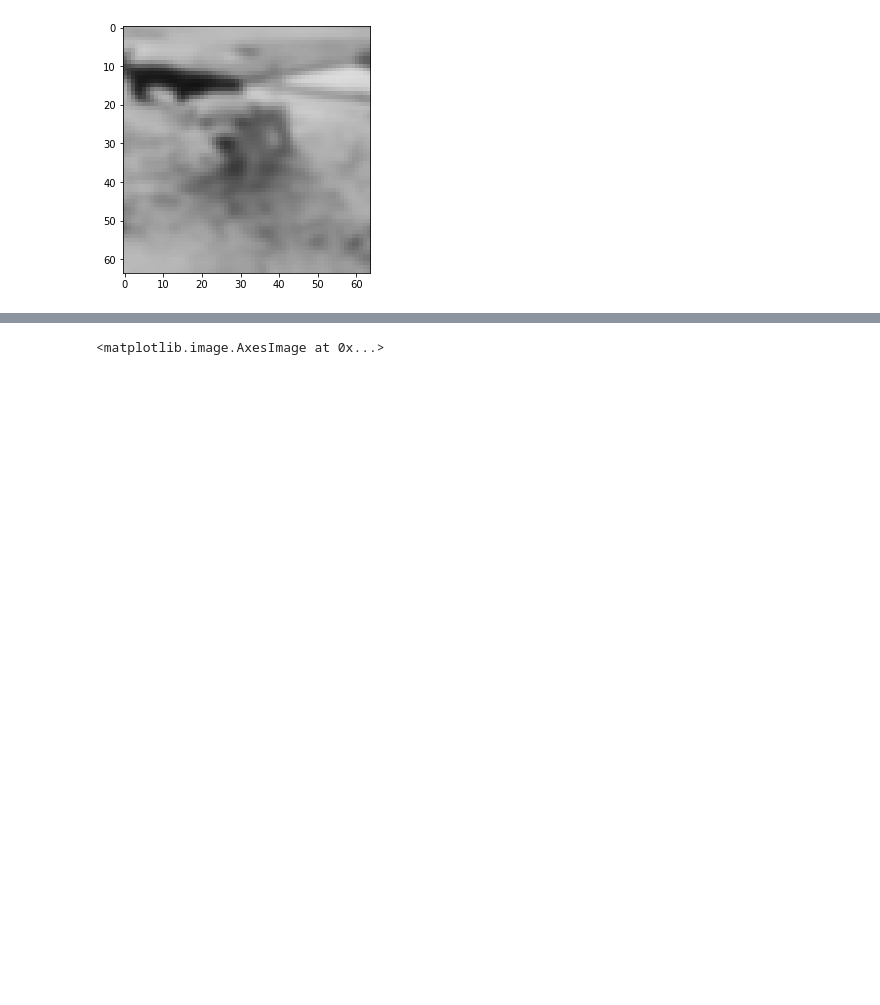
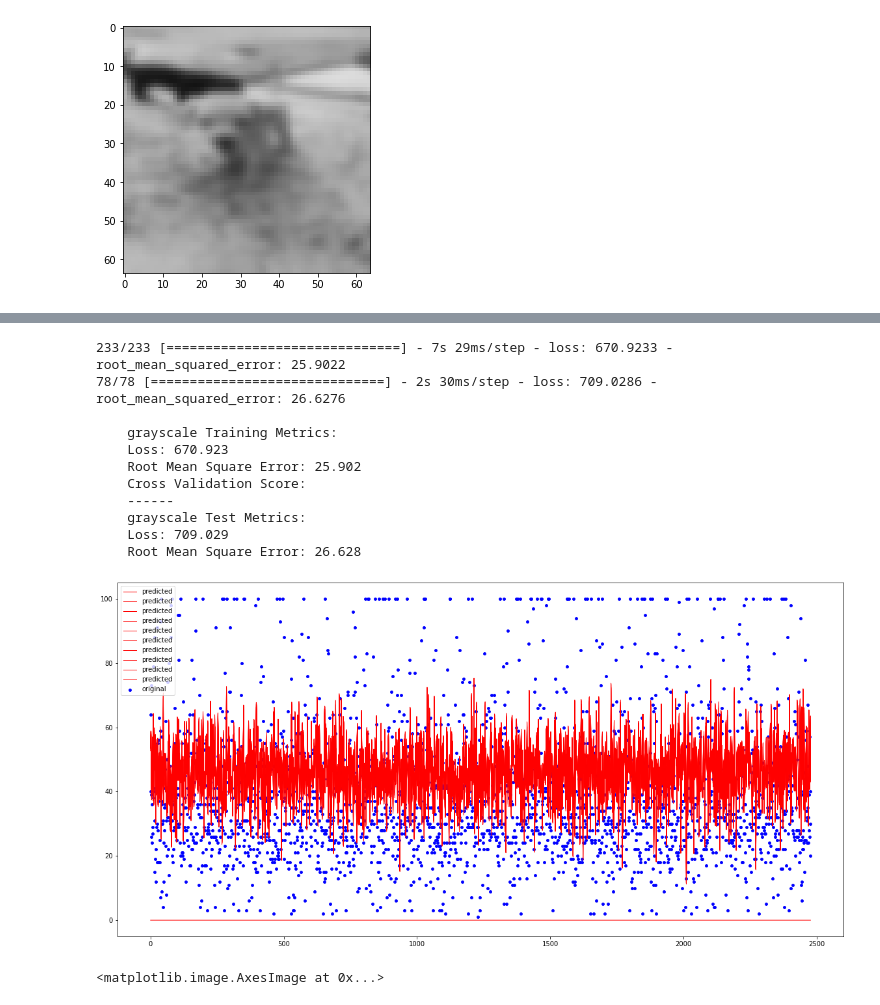
Before and after one commit to stevenaddison/Pet-Pawpularity, a Jupyter notebook: aisha_notebook.ipynb, the cells around one changed output, grey strips where cells are left out. Saved outputs shown, nothing was run; the diff lists cells and outputs as text; code cells hidden in the pictures; blank space fills up the shorter version.

```diff
--- a/aisha_notebook.ipynb
+++ b/aisha_notebook.ipynb
@@ -162,20 +166,48 @@ io.imshow(flipped_vertical[0])
 y = df['Pawpularity']
 # %%
 X_grayscaled = (np.array(grayscaled))
+# %%
+def model_eval(model, X_train, y_train, X_test, y_test, name):
+
+    # calculate training data metrics
+    train_eval = model.evaluate(X_train, y_train)
+
+    # calculate test data metrics
+    test_eval = model.evaluate(X_test, y_test)
+
+    # print metrics
+    print(f"""
+    {name} Training Metrics:
+    Loss: {round(train_eval[0] , 3)}
+    Root Mean Square Error: {round(train_eval[1] , 3)}
+    Cross Validation Score:
+    ------
+    {name} Test Metrics:
+    Loss: {round(test_eval[0] , 3)}
+    Root Mean Square Error: {round(test_eval[1] , 3)}
+    """)
+    # visualize predictions
+    ypred = model.predict(X_test)
+    x_ax = range(len(ypred))
+    plt.figure(figsize=(20,10))
+    plt.scatter(x_ax, y_test, s=15, color="blue", label="original")
+    plt.plot(x_ax, ypred, lw=1, color="red", label="predicted")
+    plt.legend()
+    plt.show()
 # %%
 X_train, X_test, y_train, y_test = train_test_split(X_grayscaled, y, random_state=42)
 # %%
-ann = tf.keras.Sequential([
+ann_grayscaled = tf.keras.Sequential([
         layers.Flatten(),
         layers.Dense(3000, activation='relu'),
         layers.Dense(1000, activation='relu'),
         layers.Dense(10, activation='relu')
       ])
 
-ann.compile(optimizer='adam',
+ann_grayscaled.compile(optimizer='adam',
               loss=tf.keras.losses.MeanSquaredError(),
               metrics=[tf.keras.metrics.RootMeanSquaredError()])
 
-ann.fit(X_train, y_train, epochs=5)
+ann_grayscaled.fit(X_train, y_train, epochs=5)
 # %% [output]
 Epoch 1/5
@@ -191,4 +223,19 @@ Epoch 5/5
 <keras.callbacks.History at 0x...>
+# %%
+model_eval(ann_grayscaled, X_train, y_train, X_test, y_test, 'grayscale')
+# %% [output]
+233/233 [==============================] - 7s 29ms/step - loss: 670.9233 - root_mean_squared_error: 25.9022
+78/78 [==============================] - 2s 30ms/step - loss: 709.0286 - root_mean_squared_error: 26.6276
+
+    grayscale Training Metrics:
+    Loss: 670.923
+    Root Mean Square Error: 25.902
+    Cross Validation Score:
+    ------
+    grayscale Test Metrics:
+    Loss: 709.029
+    Root Mean Square Error: 26.628
+[figure, added]
 # %%
 io.imshow(all_image[-1])
 # %% [output]
```
Also changed, not shown: parts of 8 cells of this notebook.
